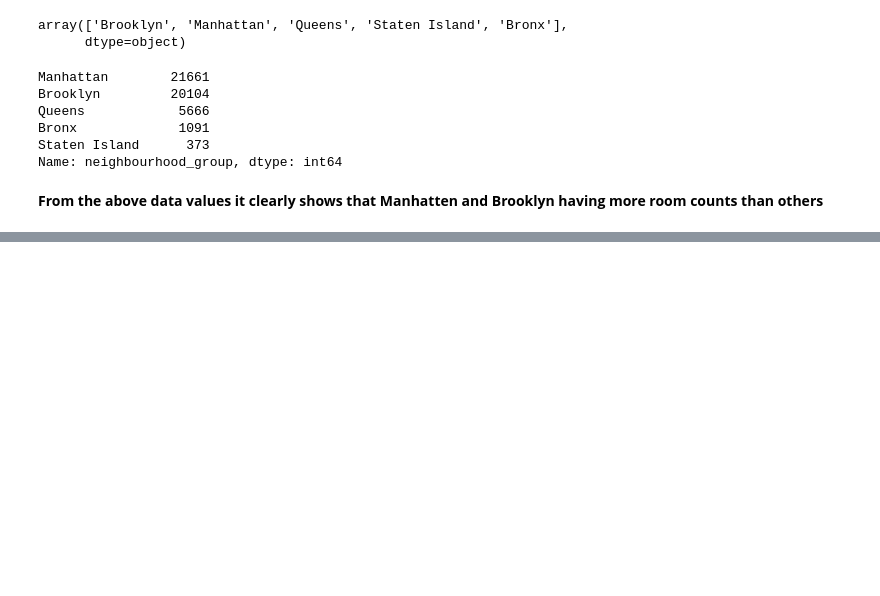
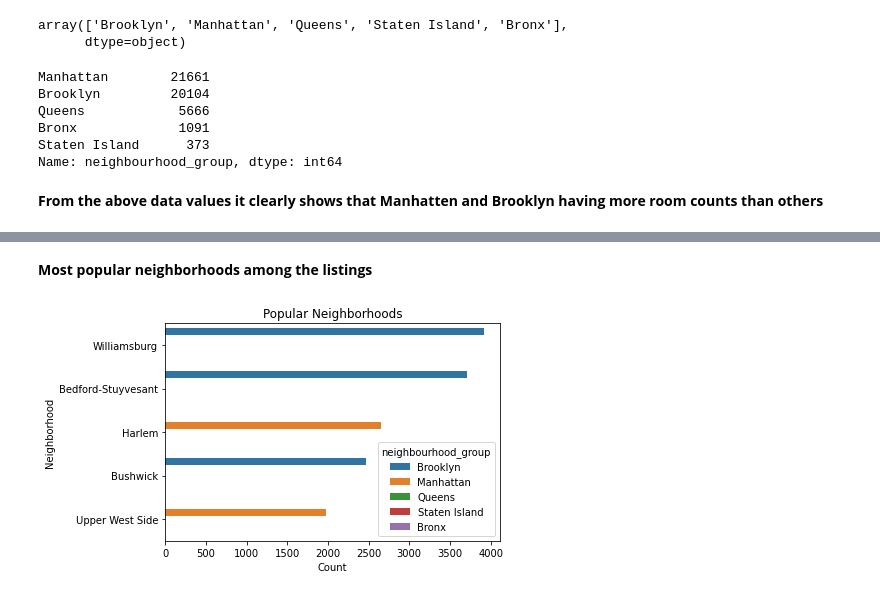
Before and after one commit to pratikshiralkar/EDA-Capstone-Project, a Jupyter notebook: Copy_of_Airbnb_Bookings_Analysis_Capstone_Project.ipynb, the cells around one changed output, grey strips where cells are left out. Drawn from its saved outputs; the diff is of its cells as text; code cells hidden in the pictures; blank space fills up the shorter version.

```diff
--- a/Copy_of_Airbnb_Bookings_Analysis_Capstone_Project.ipynb
+++ b/Copy_of_Airbnb_Bookings_Analysis_Capstone_Project.ipynb
@@ -203,0 +219,11 @@ Name: neighbourhood_group, dtype: int64
+# %% [markdown]
+**Most popular neighborhoods among the listings**
+# %%
+plt.ax = sns.countplot(y="neighbourhood", hue="neighbourhood_group", data=nyc_df,
+              order=nyc_df['neighbourhood'].value_counts().iloc[:5].index)
+plt.title('Popular Neighborhoods')
+plt.ylabel('Neighborhood')
+plt.xlabel('Count')
+plt.show()
+# %% [output]
+[figure, added]
```
Also changed, not shown: parts of 42 cells of this notebook.
